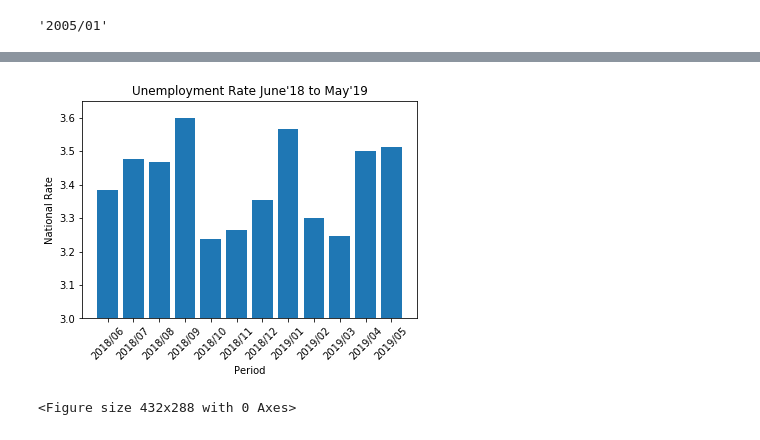
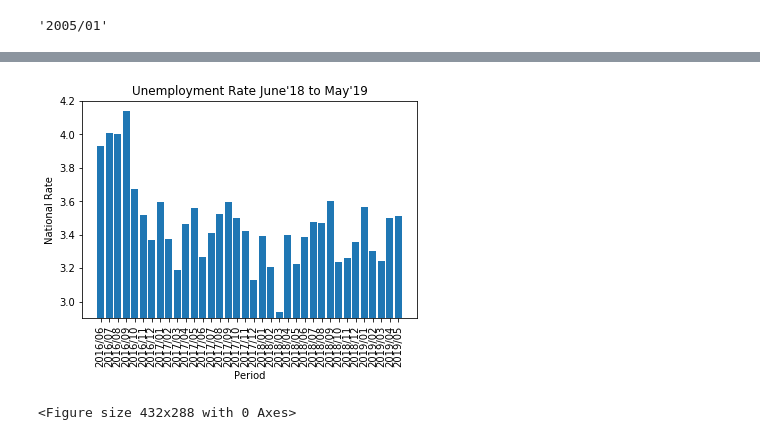
Before and after one commit to mmastermind/Project_1, a Jupyter notebook: INEGI_API_National-Copy1.ipynb, the cells around one changed output, grey strips where cells are left out. Cells and saved outputs as stored; diff of their text form; code cells hidden in the pictures.

Commit message:
national unemp rate extended to 36 months

```diff
--- a/INEGI_API_National-Copy1.ipynb
+++ b/INEGI_API_National-Copy1.ipynb
@@ -503,7 +503,8 @@ national_dict = {"Mes":period,
     "Tasa Nal Desempleo":national_rate}
 national_df = pd.DataFrame(national_dict)
 national_df.head()
-req_data = national_df.loc[national_df["Mes"]>"2018/05",:]
-req_data.head()
+req_data = national_df.loc[national_df["Mes"]>"2016/05",:]
+req_data.to_csv(output_data_file, encoding='utf-8')
+req_data
 # %% [output]
 |  | Mes | Tasa Nal Desempleo |
@@ -515,13 +527,13 @@ req_data.head()
 # %%
 plt.bar(req_data["Mes"],req_data["Tasa Nal Desempleo"].astype("float"))
 #Plot labeling, title, legend location, etc
-plt.xticks(rotation=45)
+plt.xticks(rotation=90)
 plt.title("Unemployment Rate June'18 to May'19")
-plt.ylim(3.0,3.65)
+plt.ylim(2.90,4.2)
 plt.xlabel("Period")
 plt.ylabel("National Rate")
 plt.show()
-plt.savefig("ratevsDaysNAL.jpg")
+plt.savefig("ratevsDaysNAL.png")
 # %% [output]
-[figure, old version]
+[figure, new version]
 <Figure size 432x288 with 0 Axes>
```
Also changed, not shown: parts of 2 cells of this notebook.
